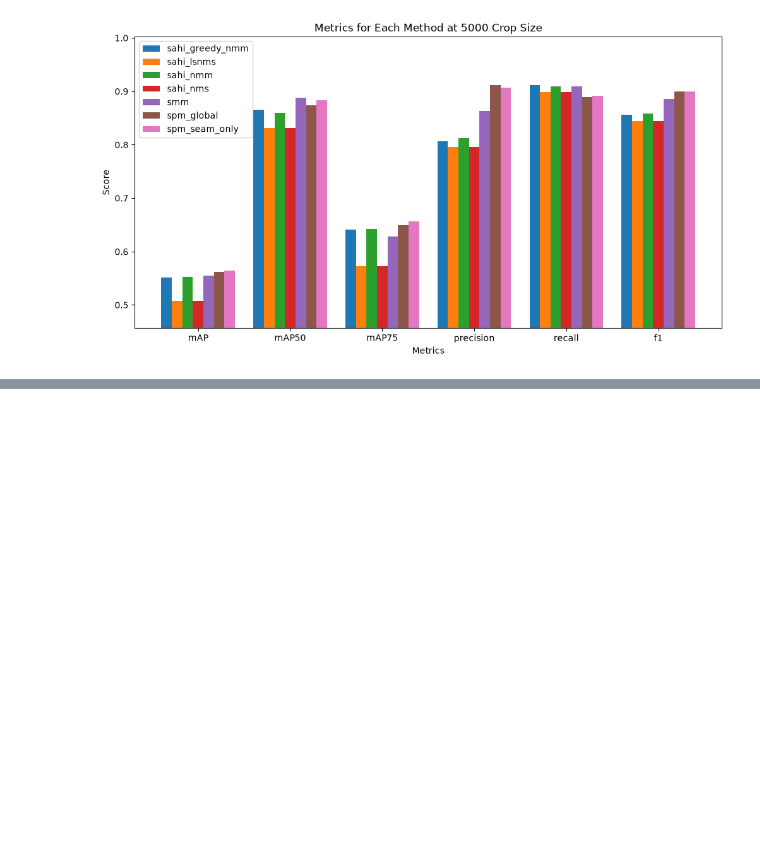
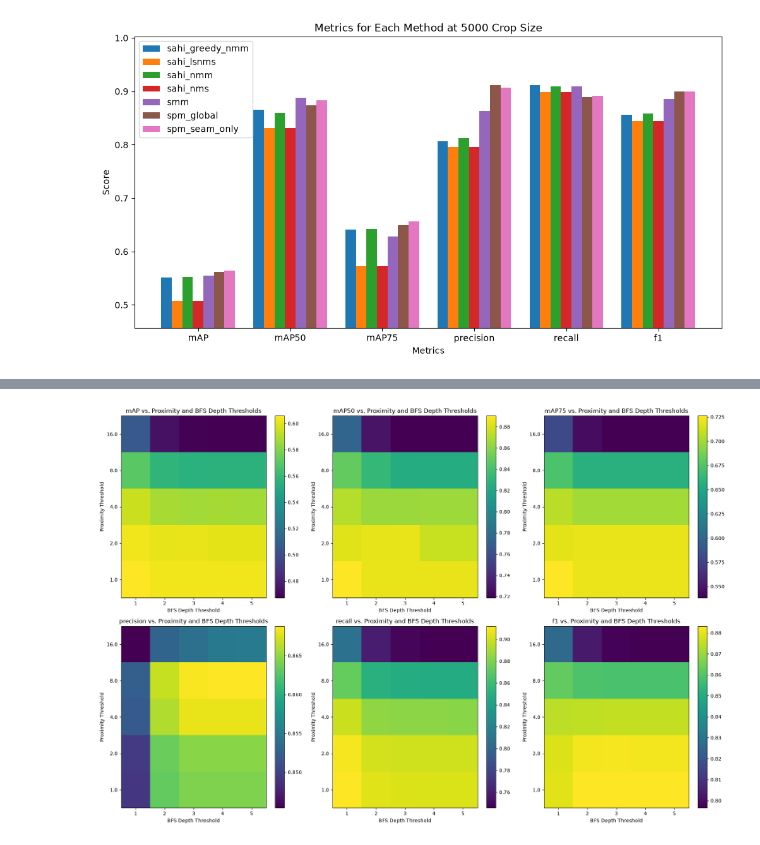
Before and after one commit to itsveence/spatial-polygon-merging, a Jupyter notebook: notebooks/benchmark.ipynb, the cells around one changed output, grey strips where cells are left out. Drawn from its saved outputs; the diff is of its cells as text; code cells hidden in the pictures; blank space fills up the shorter version.

```diff
--- a/notebooks/benchmark.ipynb
+++ b/notebooks/benchmark.ipynb
@@ -156,0 +235,26 @@ plt.savefig("results/metrics_for_each_method_at_5000_crop_size.png")
+# %%
+# Visualize the metrics for varying proximity and BFS depth thresholds
+import pandas as pd
+import matplotlib.pyplot as plt
+
+df = pd.read_csv(report_path)
+
+fig, ax = plt.subplots(2, 3, figsize=(18, 12))
+metrics = ["mAP", "mAP50", "mAP75", "precision", "recall", "f1"]
+for i, metric in enumerate(metrics):
+    row = i // 3
+    col = i % 3
+    pivot_table = df.pivot(index="proximity_threshold", columns="bfs_depth_threshold", values=metric)
+    cax = ax[row, col].imshow(pivot_table, cmap='viridis', aspect='auto', origin='lower')
+    ax[row, col].set_title(f"{metric} vs. Proximity and BFS Depth Thresholds")
+    ax[row, col].set_xlabel("BFS Depth Threshold")
+    ax[row, col].set_ylabel("Proximity Threshold")
+    ax[row, col].set_xticks(range(len(bfs_depth_values)))
+    ax[row, col].set_xticklabels(bfs_depth_values)
+    ax[row, col].set_yticks(range(len(prox_values)))
+    ax[row, col].set_yticklabels(prox_values)
+    fig.colorbar(cax, ax=ax[row, col], orientation='vertical')
+plt.tight_layout()
+plt.savefig("results/metrics_vs_prox_bfs_depth_thresholds.png")
+# %% [output]
+[figure, added]
```
Also changed, not shown: parts of 6 cells of this notebook, 2 other files.
